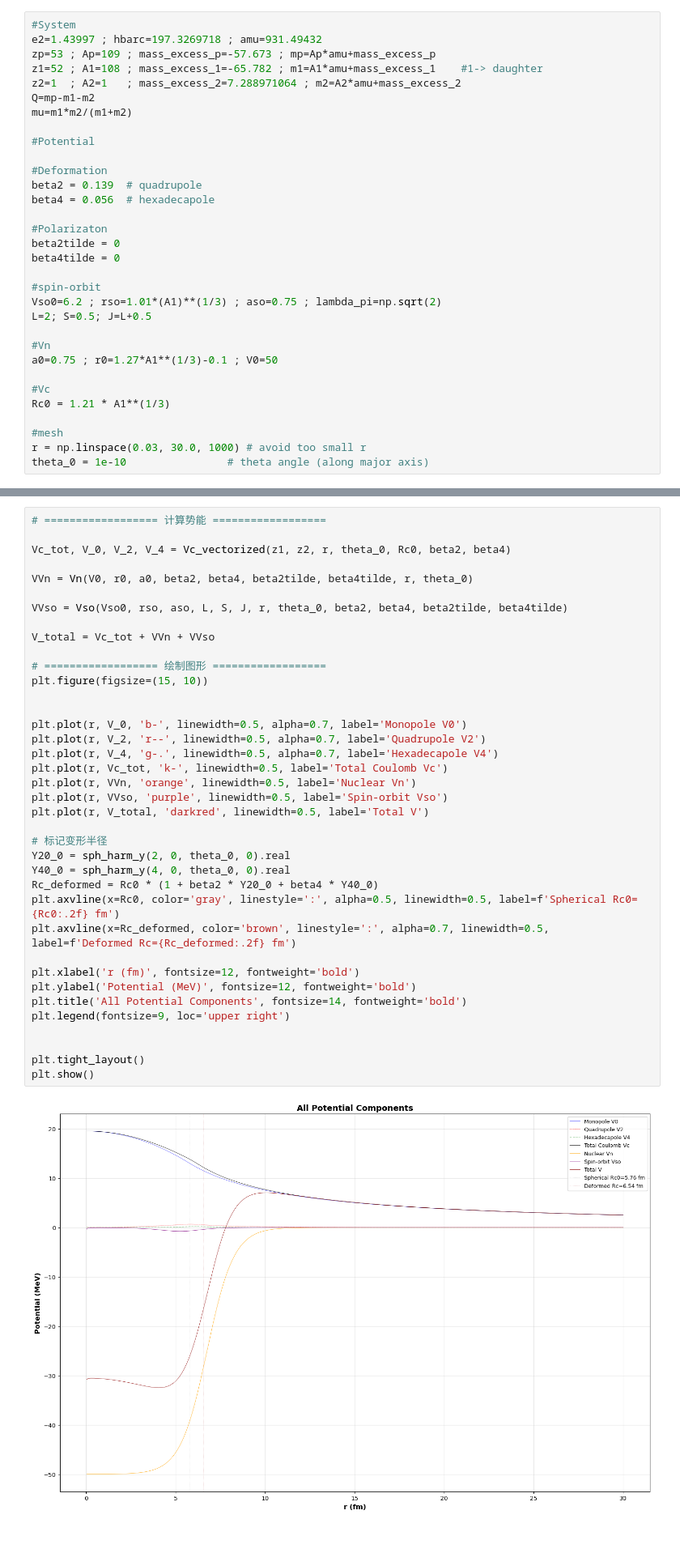
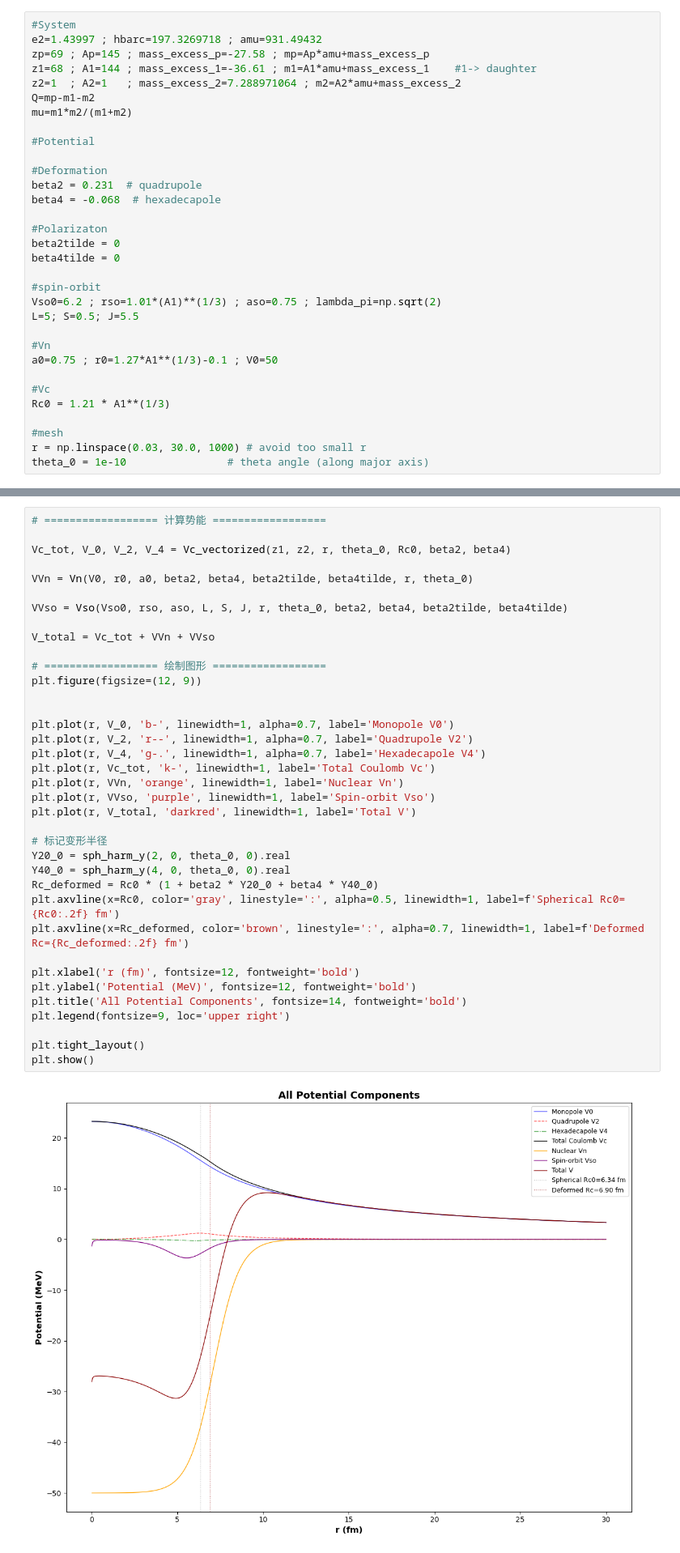
Before and after one commit to Duohereshui99/fit.test, a Jupyter notebook: ff/ff.ipynb, the cells around one changed output, grey strips where cells are left out. Shown at 81% size. Saved outputs shown, nothing was run; the diff lists cells and outputs as text.

```diff
--- a/ff/ff.ipynb
+++ b/ff/ff.ipynb
@@ -13,8 +13,8 @@ getcontext().prec = 50  # 设置精度
 # %%
 #System
 e2=1.43997 ; hbarc=197.3269718 ; amu=931.49432
-zp=53 ; Ap=109 ; mass_excess_p=-57.673 ; mp=Ap*amu+mass_excess_p
-z1=52 ; A1=108 ; mass_excess_1=-65.782 ; m1=A1*amu+mass_excess_1    #1-> daughter
+zp=69 ; Ap=145 ; mass_excess_p=-27.58 ; mp=Ap*amu+mass_excess_p
+z1=68 ; A1=144 ; mass_excess_1=-36.61 ; m1=A1*amu+mass_excess_1    #1-> daughter
 z2=1  ; A2=1   ; mass_excess_2=7.288971064 ; m2=A2*amu+mass_excess_2
 Q=mp-m1-m2
 mu=m1*m2/(m1+m2)
@@ -22,8 +22,8 @@ mu=m1*m2/(m1+m2)
 #Potential
 
 #Deformation
-beta2 = 0.139  # quadrupole
-beta4 = 0.056  # hexadecapole
+beta2 = 0.231  # quadrupole
+beta4 = -0.068  # hexadecapole
 
 #Polarizaton
 beta2tilde = 0
@@ -31,7 +31,7 @@ beta4tilde = 0
 
 #spin-orbit
 Vso0=6.2 ; rso=1.01*(A1)**(1/3) ; aso=0.75 ; lambda_pi=np.sqrt(2)
-L=2; S=0.5; J=L+0.5
+L=5; S=0.5; J=5.5
 
 #Vn
 a0=0.75 ; r0=1.27*A1**(1/3)-0.1 ; V0=50
@@ -143,43 +90,42 @@ def Vc_vectorized(z1, z2, r, theta, Rc0, beta2, beta4):
 # %%
 # ================== 计算势能 ==================
 
 Vc_tot, V_0, V_2, V_4 = Vc_vectorized(z1, z2, r, theta_0, Rc0, beta2, beta4)
 
 VVn = Vn(V0, r0, a0, beta2, beta4, beta2tilde, beta4tilde, r, theta_0)
 
 VVso = Vso(Vso0, rso, aso, L, S, J, r, theta_0, beta2, beta4, beta2tilde, beta4tilde)
 
 V_total = Vc_tot + VVn + VVso
 
 # ================== 绘制图形 ==================
-plt.figure(figsize=(15, 10))
+plt.figure(figsize=(12, 9))
 
 
-plt.plot(r, V_0, 'b-', linewidth=0.5, alpha=0.7, label='Monopole V0')
-plt.plot(r, V_2, 'r--', linewidth=0.5, alpha=0.7, label='Quadrupole V2')
-plt.plot(r, V_4, 'g-.', linewidth=0.5, alpha=0.7, label='Hexadecapole V4')
-plt.plot(r, Vc_tot, 'k-', linewidth=0.5, label='Total Coulomb Vc')
-plt.plot(r, VVn, 'orange', linewidth=0.5, label='Nuclear Vn')
-plt.plot(r, VVso, 'purple', linewidth=0.5, label='Spin-orbit Vso')
-plt.plot(r, V_total, 'darkred', linewidth=0.5, label='Total V')
+plt.plot(r, V_0, 'b-', linewidth=1, alpha=0.7, label='Monopole V0')
+plt.plot(r, V_2, 'r--', linewidth=1, alpha=0.7, label='Quadrupole V2')
+plt.plot(r, V_4, 'g-.', linewidth=1, alpha=0.7, label='Hexadecapole V4')
+plt.plot(r, Vc_tot, 'k-', linewidth=1, label='Total Coulomb Vc')
+plt.plot(r, VVn, 'orange', linewidth=1, label='Nuclear Vn')
+plt.plot(r, VVso, 'purple', linewidth=1, label='Spin-orbit Vso')
+plt.plot(r, V_total, 'darkred', linewidth=1, label='Total V')
 
 # 标记变形半径
 Y20_0 = sph_harm_y(2, 0, theta_0, 0).real
 Y40_0 = sph_harm_y(4, 0, theta_0, 0).real
 Rc_deformed = Rc0 * (1 + beta2 * Y20_0 + beta4 * Y40_0)
-plt.axvline(x=Rc0, color='gray', linestyle=':', alpha=0.5, linewidth=0.5, label=f'Spherical Rc0={Rc0:.2f} fm')
-plt.axvline(x=Rc_deformed, color='brown', linestyle=':', alpha=0.7, linewidth=0.5, label=f'Deformed Rc={Rc_deformed:.2f} fm')
+plt.axvline(x=Rc0, color='gray', linestyle=':', alpha=0.5, linewidth=1, label=f'Spherical Rc0={Rc0:.2f} fm')
+plt.axvline(x=Rc_deformed, color='brown', linestyle=':', alpha=0.7, linewidth=1, label=f'Deformed Rc={Rc_deformed:.2f} fm')
 
 plt.xlabel('r (fm)', fontsize=12, fontweight='bold')
 plt.ylabel('Potential (MeV)', fontsize=12, fontweight='bold')
 plt.title('All Potential Components', fontsize=14, fontweight='bold')
 plt.legend(fontsize=9, loc='upper right')
 
-
 plt.tight_layout()
 plt.show()
 # %% [output]
-[figure, old version]
+[figure, new version]
 # %%
 plt.plot(r, VVso, label='Spin-orbit Vso', color='orange', linewidth=1, linestyle='--')
 plt.show()
```
Also changed, not shown: parts of 3 cells of this notebook.
